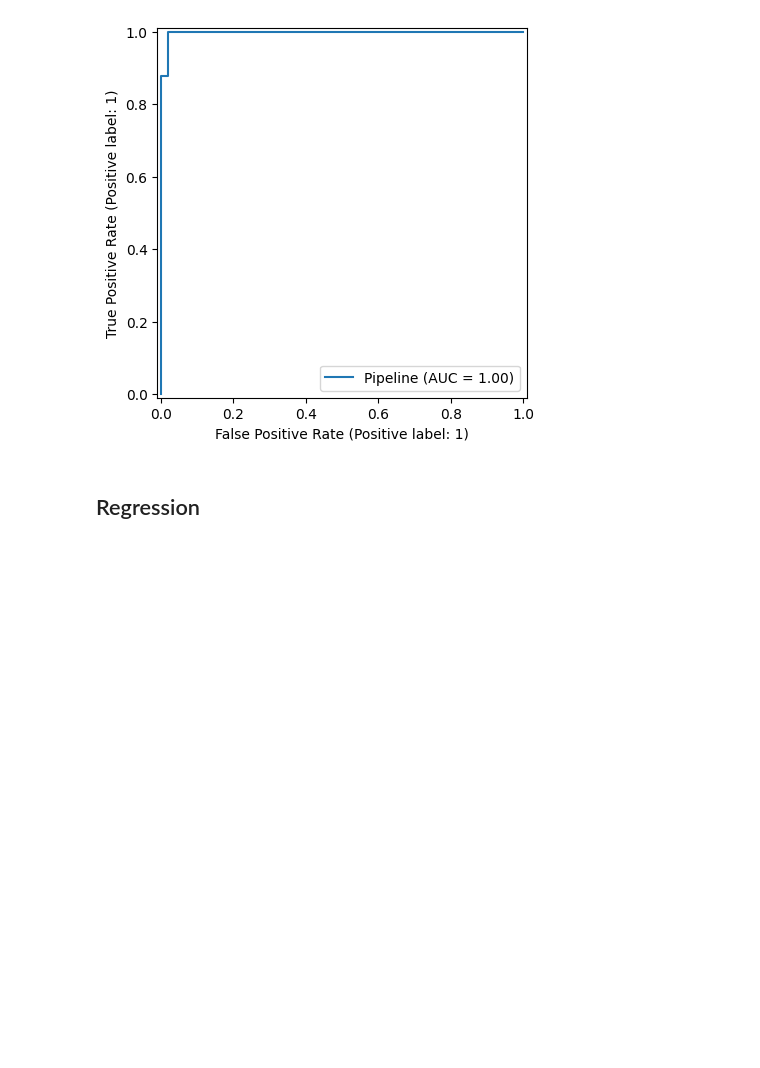
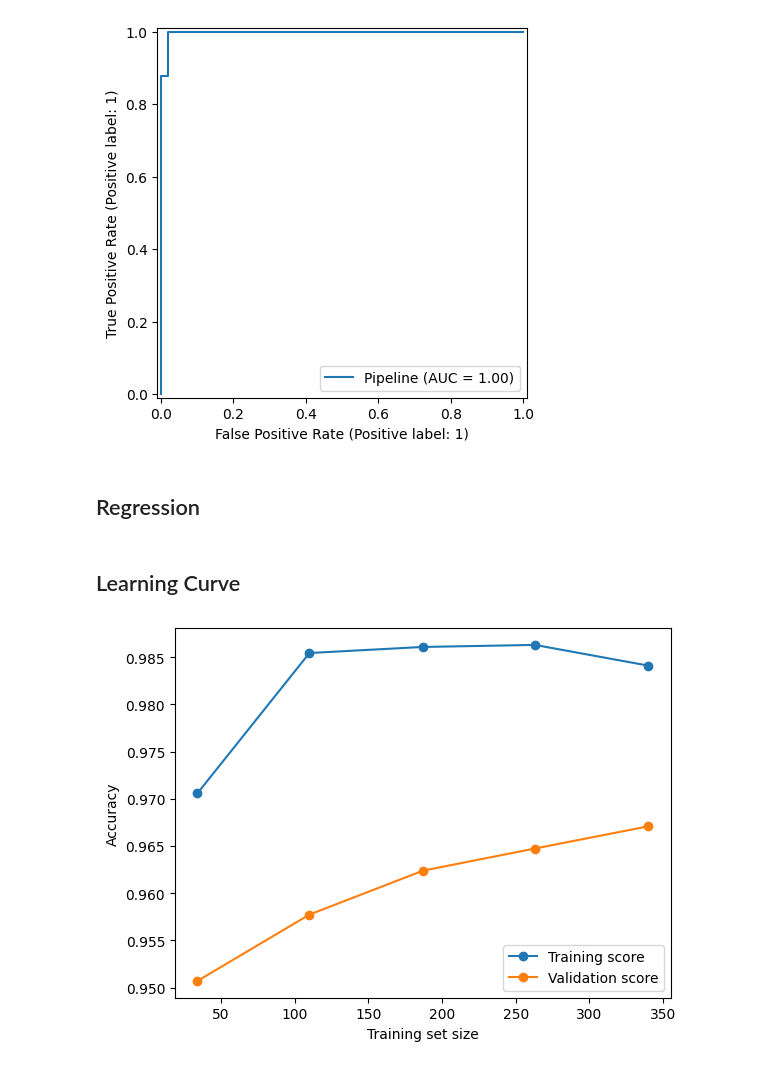
Before and after one commit to LizPink/Machine-Learning-Coding-Notes, a Jupyter notebook: Data_Evaluating/Data_Evaluating.ipynb, the cells around one changed output. Cells and saved outputs as stored; diff of their text form; code cells hidden in the pictures; blank space fills up the shorter version.

Commit message:
Add Notes on Data Evaluating on Learning Curve and Validation Curve

```diff
--- a/Data_Evaluating/Data_Evaluating.ipynb
+++ b/Data_Evaluating/Data_Evaluating.ipynb
@@ -147,3 +147,5 @@ plt.close()
 [figure]
 # %% [markdown]
 ## Regression
+# %% [markdown]
+## Learning Curve
@@ -149,0 +157,41 @@ plt.close()
+# %%
+X, y = datasets.load_breast_cancer(return_X_y=True)
+
+# 先保留最终测试集
+X_train, X_test, y_train, y_test = model_selection.train_test_split(
+    X,
+    y,
+    test_size=0.25,
+    random_state=42,
+    stratify=y
+)
+
+pipe = pipeline.Pipeline([
+    ("scaler", preprocessing.StandardScaler()),
+    ("model", svm.SVC(kernel="rbf", C=1, gamma="scale"))
+])
+
+train_sizes, train_scores, val_scores = model_selection.learning_curve(
+    estimator=pipe,
+    X=X_train,
+    y=y_train,
+    train_sizes=np.linspace(0.1, 1.0, 5),
+    cv=5,
+    scoring="accuracy",
+    n_jobs=-1
+)
+
+train_mean = train_scores.mean(axis=1)
+train_std = train_scores.std(axis=1)
+
+val_mean = val_scores.mean(axis=1)
+val_std = val_scores.std(axis=1)
+
+plt.plot(train_sizes, train_mean, marker="o", label="Training score")
+plt.plot(train_sizes, val_mean, marker="o", label="Validation score")
+plt.xlabel("Training set size")
+plt.ylabel("Accuracy")
+plt.legend()
+plt.show()
+# %% [output]
+[figure, added]
```
Also changed, not shown: parts of 2 cells of this notebook.
